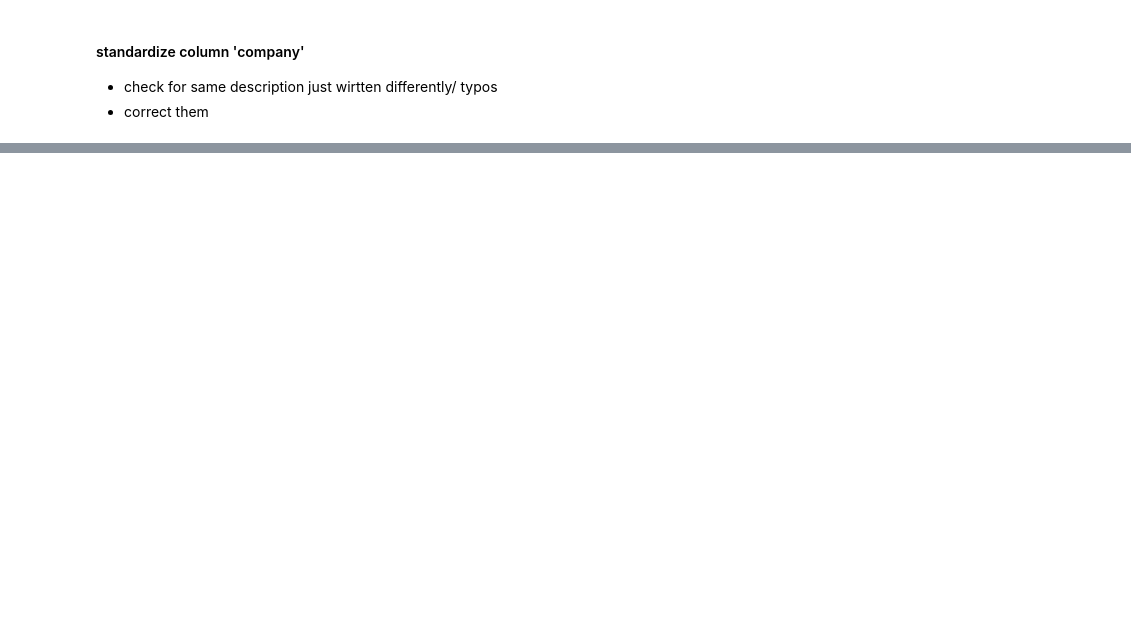
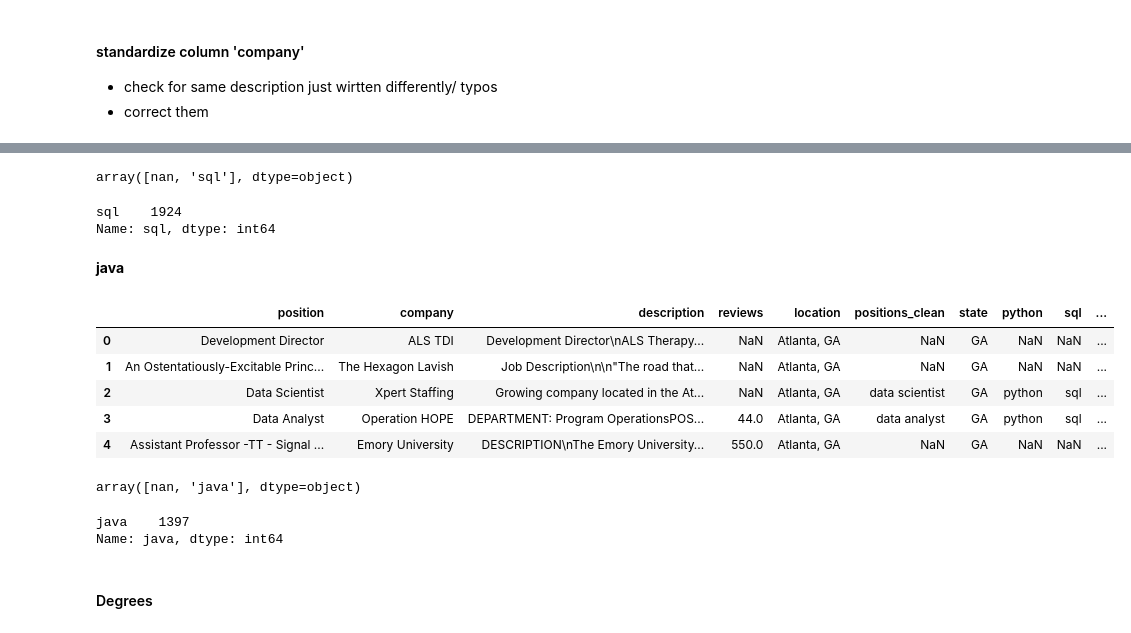
Before and after one commit to simples707data/GroupProject1, a Jupyter notebook: Project1.ipynb, the cells around one changed output, grey strips where cells are left out. Cells and saved outputs as stored; diff of their text form; code cells hidden in the pictures; blank space fills up the shorter version.

```diff
--- a/Project1.ipynb
+++ b/Project1.ipynb
@@ -461,5 +499,0 @@ len(data['position'])
-# %%
-degrees = 'BA|Bachelor'
-data['degrees'] = re.findall(degrees, str(data['description']), flags=re.IGNORECASE)
-
-# if BA or Bachelor is in the cell, I want to extract it into a new column called 'degrees'
@@ -467,0 +500,2 @@ ValueError: Length of values (0) does not match length of index (6964)
+# %%
+sql = ['sql', 'SQL']
@@ -467,0 +504,4 @@ ValueError: Length of values (0) does not match length of index (6964)
+# %%
+data['sql'] = data['description'].str.extract('({})'.format('|'.join(sql)),
+                        flags=re.IGNORECASE, expand=False).str.lower()
+data.head()
@@ -467,0 +515,35 @@ ValueError: Length of values (0) does not match length of index (6964)
+# %%
+data['sql'].unique()
+# %% [output]
+array([nan, 'sql'], dtype=object)
+# %%
+data['sql'].value_counts()
+# %% [output]
+sql    1924
+Name: sql, dtype: int64
+# %% [markdown]
+**java**
+# %%
+java = ['Java', 'java', 'JAVA']
+# %%
+data['java'] = data['description'].str.extract('({})'.format('|'.join(java)),
+                        flags=re.IGNORECASE, expand=False).str.lower()
+data.head()
+# %% [output]
+|  | position | company | description | reviews | location | positions_clean | state | python | sql | ... |
+| 0 | Development Director | ALS TDI | Development Director\nALS Therapy... | NaN | Atlanta, GA | NaN | GA | NaN | NaN | ... |
+| 1 | An Ostentatiously-Excitable Princ... | The Hexagon Lavish | Job Description\n\n"The road that... | NaN | Atlanta, GA | NaN | GA | NaN | NaN | ... |
+| 2 | Data Scientist | Xpert Staffing | Growing company located in the At... | NaN | Atlanta, GA | data scientist | GA | python | sql | ... |
+| 3 | Data Analyst | Operation HOPE | DEPARTMENT: Program OperationsPOS... | 44.0 | Atlanta, GA | data analyst | GA | python | sql | ... |
+| 4 | Assistant Professor -TT - Signal ... | Emory University | DESCRIPTION\nThe Emory University... | 550.0 | Atlanta, GA | NaN | GA | NaN | NaN | ... |
+# %%
+data['java'].unique()
+# %% [output]
+array([nan, 'java'], dtype=object)
+# %%
+data['java'].value_counts()
+# %% [output]
+java    1397
+Name: java, dtype: int64
+# %% [markdown]
+#### Degrees
```
Also changed, not shown: parts of 67 cells of this notebook.
